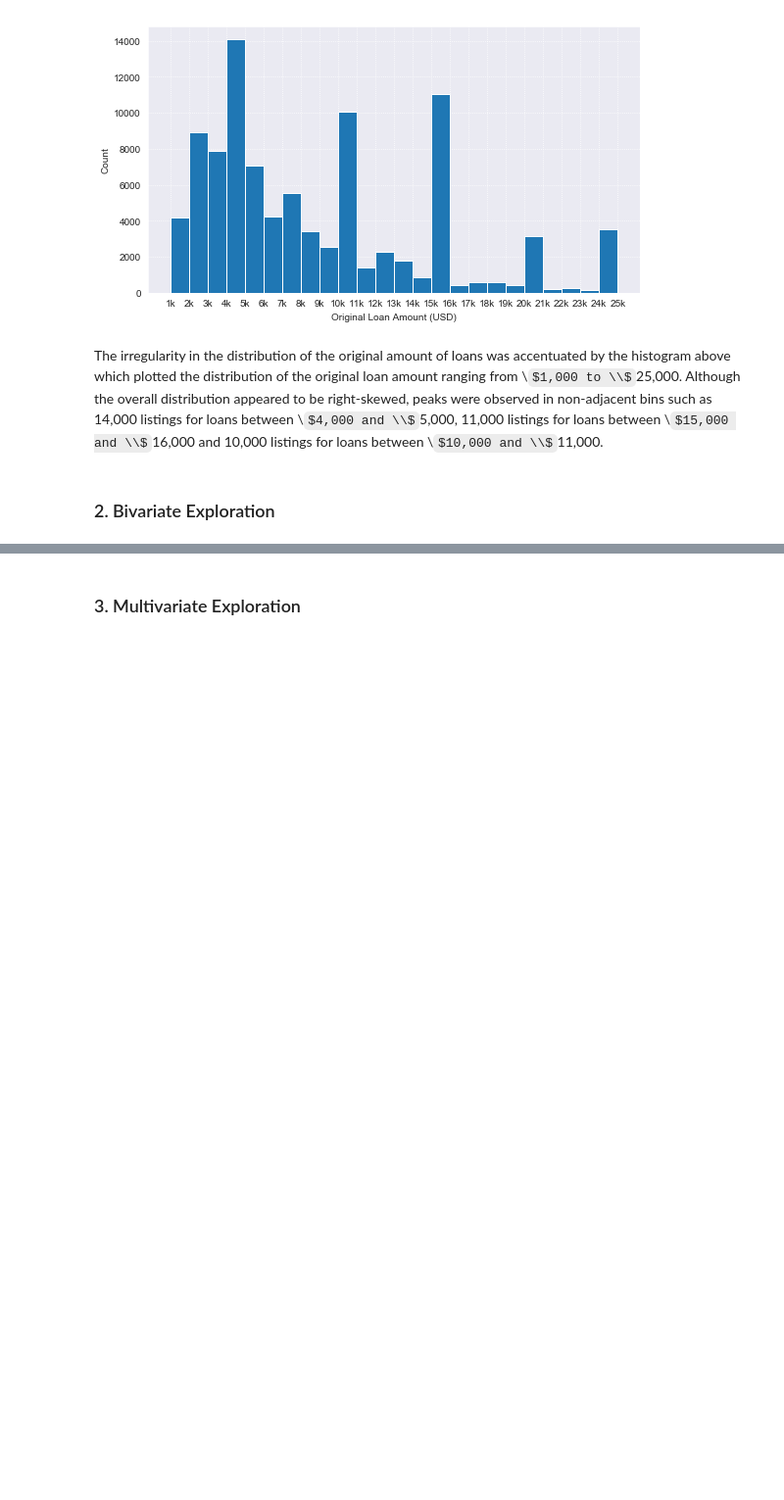
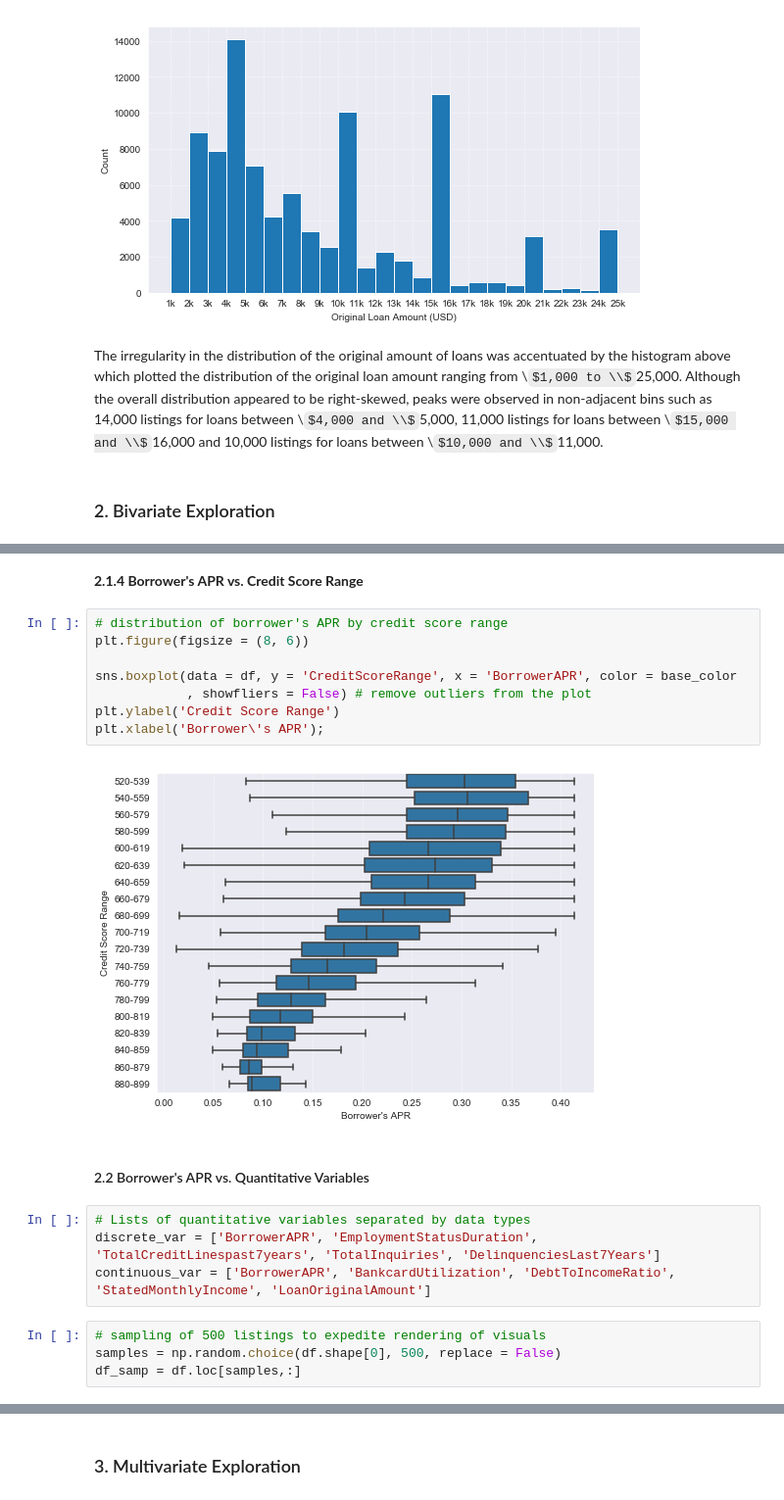
Before and after one commit to jinwanchen/p4-prosper-loan-data-visualization, a Jupyter notebook: part1_exploratory_da.ipynb, the cells around one changed output, grey strips where cells are left out. Shown at 98% size. Drawn from its saved outputs; the diff is of its cells as text; some formulas as TeX source; blank space fills up the shorter version.

```diff
--- a/part1_exploratory_da.ipynb
+++ b/part1_exploratory_da.ipynb
@@ -667,0 +826,22 @@ The irregularity in the distribution of the original amount of loans was accentu
+# %% [markdown]
+__2.1.4 Borrower's APR vs. Credit Score Range__
+# %%
+# distribution of borrower's APR by credit score range
+plt.figure(figsize = (8, 6))
+
+sns.boxplot(data = df, y = 'CreditScoreRange', x = 'BorrowerAPR', color = base_color
+            , showfliers = False) # remove outliers from the plot
+plt.ylabel('Credit Score Range')
+plt.xlabel('Borrower\'s APR');
+# %% [output]
+[figure, added]
+# %% [markdown]
+#### 2.2 Borrower's APR vs. Quantitative Variables
+# %%
+# Lists of quantitative variables separated by data types
+discrete_var = ['BorrowerAPR', 'EmploymentStatusDuration', 'TotalCreditLinespast7years', 'TotalInquiries', 'DelinquenciesLast7Years']
+continuous_var = ['BorrowerAPR', 'BankcardUtilization', 'DebtToIncomeRatio', 'StatedMonthlyIncome', 'LoanOriginalAmount']
+# %%
+# sampling of 500 listings to expedite rendering of visuals
+samples = np.random.choice(df.shape[0], 500, replace = False)
+df_samp = df.loc[samples,:]
```
Also changed, not shown: parts of 18 cells of this notebook.
